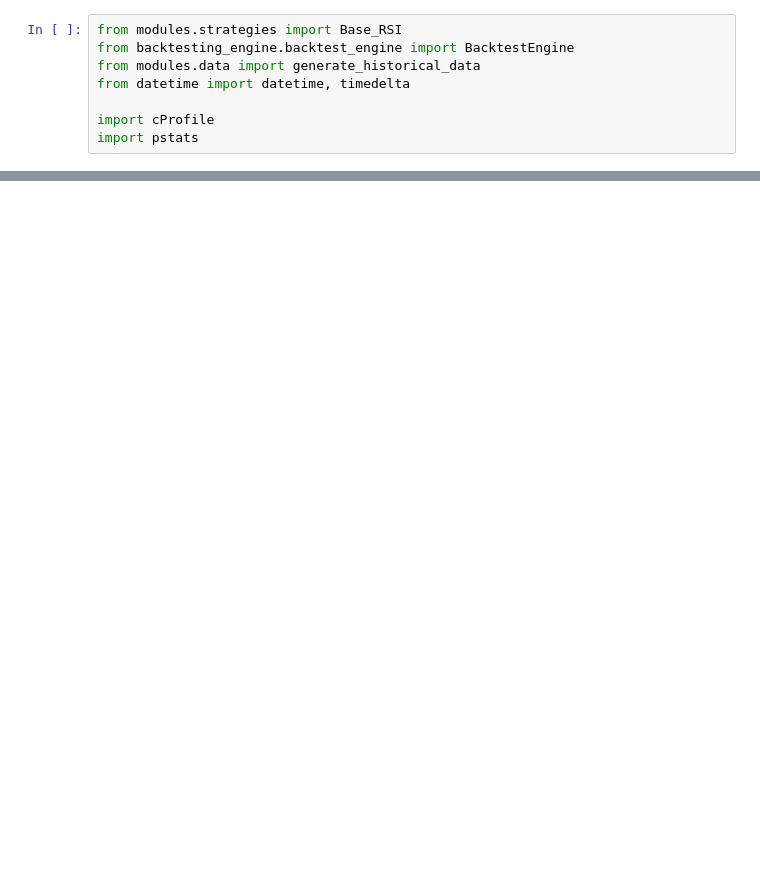
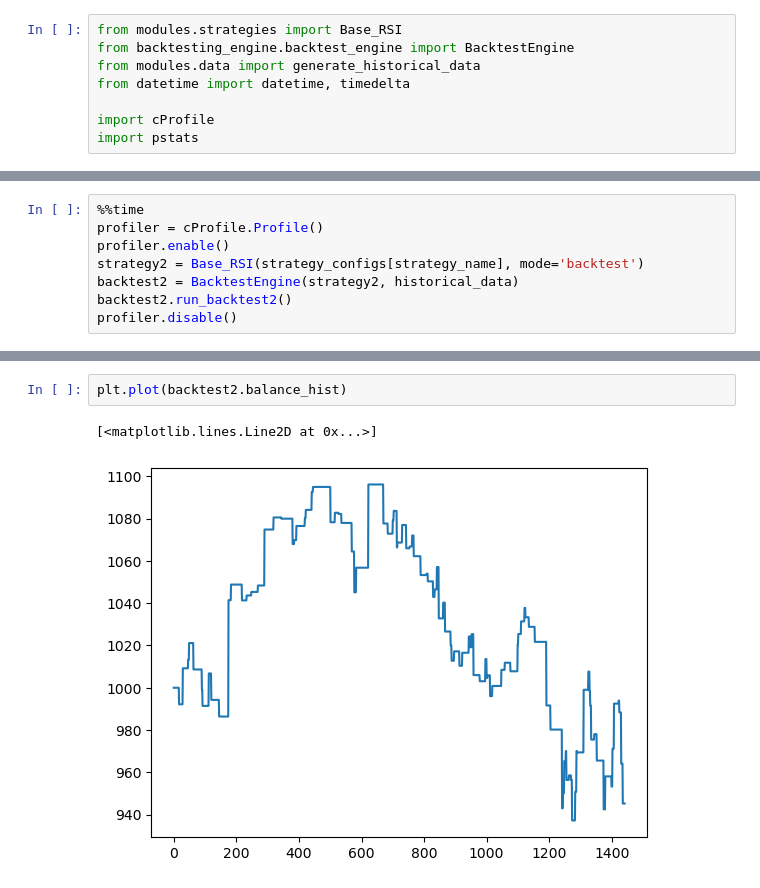
Before and after one commit to manosathya/AlgoTrading, a Jupyter notebook: Trading/backtest_trials.ipynb, the cells around one changed output, grey strips where cells are left out. Saved outputs shown, nothing was run; the diff lists cells and outputs as text; blank space fills up the shorter version.

```diff
--- a/Trading/backtest_trials.ipynb
+++ b/Trading/backtest_trials.ipynb
@@ -48,0 +49,8 @@ Positions initialized: {'AAPL': None, 'AMD': None, 'CSCO': None, 'GOOG': None, '
+# %%
+%%time
+profiler = cProfile.Profile()
+profiler.enable()
+strategy2 = Base_RSI(strategy_configs[strategy_name], mode='backtest')
+backtest2 = BacktestEngine(strategy2, historical_data)
+backtest2.run_backtest2()
+profiler.disable()
@@ -54,0 +98,5 @@ plt.plot(backtest.balance_hist)
+# %%
+plt.plot(backtest2.balance_hist)
+# %% [output]
+[<matplotlib.lines.Line2D at 0x...>]
+[figure, added]
```
Also changed, not shown: parts of 9 cells of this notebook, 5 other files.
